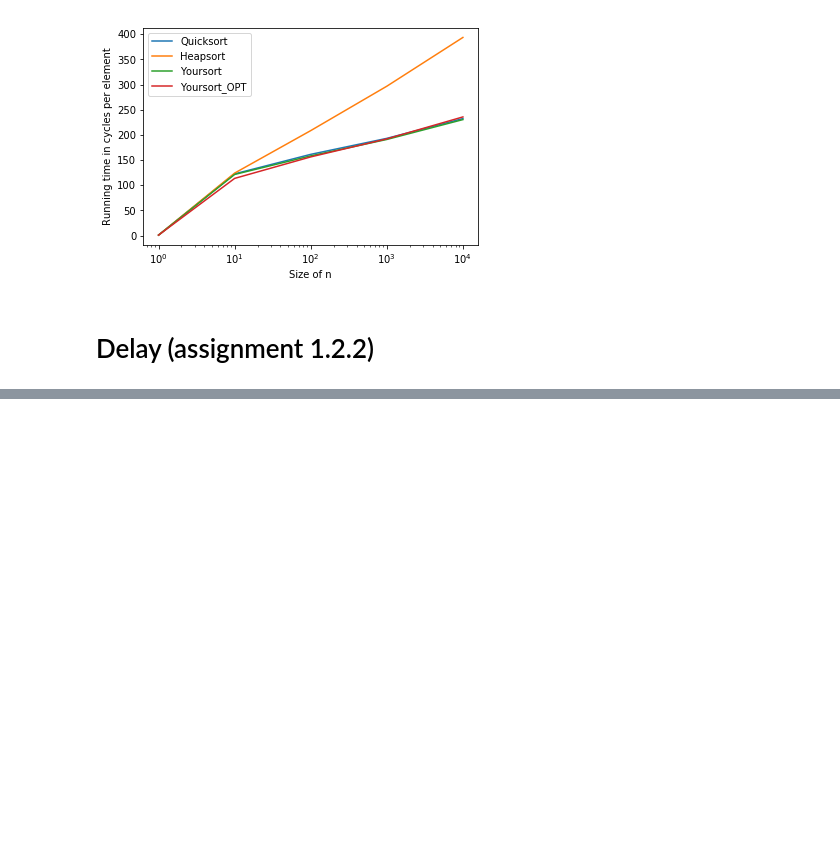
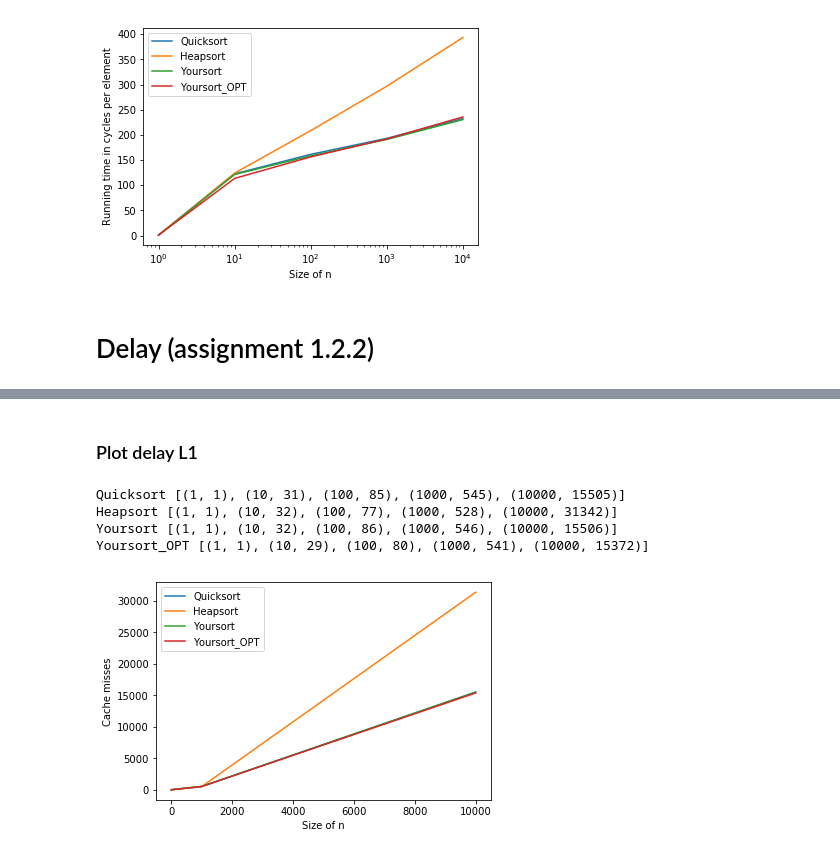
Before and after one commit to mikkelkm/compsys, a Jupyter notebook: A3/src/compsys_A3.ipynb, the cells around one changed output, grey strips where cells are left out. Cells and saved outputs as stored; diff of their text form; code cells hidden in the pictures; blank space fills up the shorter version.

Commit message:
AMAT plotting

```diff
--- a/A3/src/compsys_A3.ipynb
+++ b/A3/src/compsys_A3.ipynb
@@ -198,0 +283,20 @@ Heapsort : cache misses:
+# %% [markdown]
+### Plot delay L1
+# %%
+for i in range(len(L1_cache_misses_algo)):
+    algo = L1_cache_misses_algo[i]
+    name = names[i]
+    print(name, algo)
+    plt.plot(*zip(*algo), label=name)
+    plt.legend()
+    #plt.xlim([1,1e8])
+    #plt.ylim([1,20])
+    plt.xlabel('Size of n')
+    plt.ylabel('Cache misses')
+    #plt.xscale('log')
+# %% [output]
+Quicksort [(1, 1), (10, 31), (100, 85), (1000, 545), (10000, 15505)]
+Heapsort [(1, 1), (10, 32), (100, 77), (1000, 528), (10000, 31342)]
+Yoursort [(1, 1), (10, 32), (100, 86), (1000, 546), (10000, 15506)]
+Yoursort_OPT [(1, 1), (10, 29), (100, 80), (1000, 541), (10000, 15372)]
+[figure, added]
```
Also changed, not shown: parts of 6 cells of this notebook, 2 other files.
